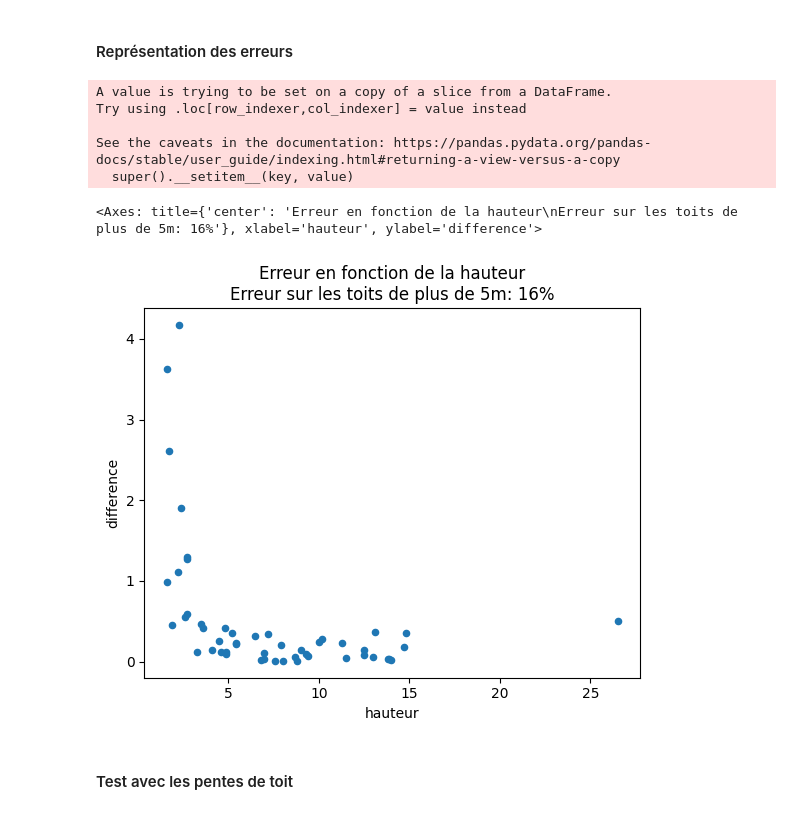
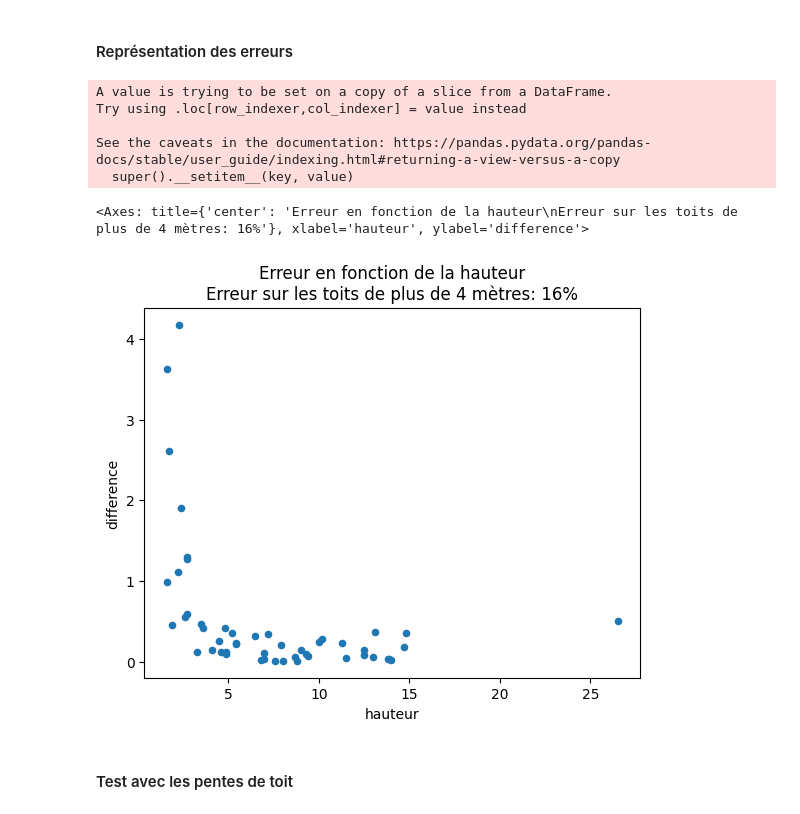
Before and after one commit to jbuiquan/13_potentiel_solaire, a Jupyter notebook: algorithme/notebooks/wns_hauteur.ipynb, the cells around one changed output. Cells and saved outputs as stored; diff of their text form; code cells hidden in the pictures.

Commit message:
Tests notebook avec nouvelle url

```diff
--- a/algorithme/notebooks/wns_hauteur.ipynb
+++ b/algorithme/notebooks/wns_hauteur.ipynb
@@ -22,11 +28,11 @@ from potentiel_solaire.features.roof_attributes import recuperation_mnh_batiment
 # %%
 
 
-def getMesureMNSToit(row, cache_file="cache.gpkg", layercache="cache_hauteur",
+def getMesureMNHToit(row, cache_file="cache.gpkg", layercache="cache_hauteur",
                      valeur="hauteur_calculee"):
 
     values = ["hauteur_calculee", "hauteur_std-dev", "hauteur_min",
-              "hauteur_max", "hauteur_median"]
+              "hauteur_max", "hauteur_median","mns_std-dev"]
     if valeur not in values:
         return -1
     row = gpd.GeoDataFrame(row).T
@@ -43,15 +49,17 @@ def getMesureMNSToit(row, cache_file="cache.gpkg", layercache="cache_hauteur",
     row = row[["cleabs", "hauteur", "geometry"]]
 
     cols = ["cleabs", "hauteur_calculee", "hauteur", "geometry",
-            "hauteur_std-dev", "hauteur_min", "hauteur_max", "hauteur_median"]
+            "hauteur_std-dev", "hauteur_min", "hauteur_max", "hauteur_median","mns_std-dev"]
 
     if row["cleabs"].iloc[0] in existing:
         v = gdf[gdf.cleabs == row["cleabs"].iloc[0]][valeur].iloc[0]
         return v
     else:
         mnh = recuperation_mnh_batiment(row)
+        mns = recuperation_mns_batiment(row)
         row["hauteur_calculee"] = np.average(mnh[np.nonzero(mnh)])
         row["hauteur_std-dev"] = np.std(mnh[np.nonzero(mnh)])
+        row["mns_std-dev"] = np.std(mns[np.nonzero(mns)])
         row["hauteur_min"] = np.min(mnh[np.nonzero(mnh)])
         row["hauteur_max"] = np.max(mnh[np.nonzero(mnh)])
         row["hauteur_median"] = np.median(mnh[np.nonzero(mnh)])
@@ -71,10 +79,11 @@ saint_denis_path = DATA_FOLDER / "saint_denis_reference_data.gpkg"
 batiments = gpd.read_file(saint_denis_path, layer="bdtopo_batiment").to_crs(2154)
 batiments = batiments.to_crs(2154)
 # %%
-batiments_de_test = pd.concat([batiments[batiments.hauteur.isna()].head(50),batiments[~batiments.hauteur.isna()].head(50)])
-for measure in ["hauteur_calculee", "hauteur_std-dev"]:
+batiments_de_test = pd.concat([batiments[batiments.hauteur.isna()].head(50),batiments[~batiments.hauteur.isna()].head(50)]).to_crs(2154)
+for measure in ["hauteur_calculee", "hauteur_std-dev","mns_std-dev"]:
     batiments_de_test[measure] = \
         batiments_de_test.progress_apply(lambda batiment:\
-        getMesureMNSToit(batiment, valeur=measure), axis = 1)
-batiments_de_test[["cleabs_left__bat","hauteur","hauteur_calculee", "hauteur_std-dev"]]
+        getMesureMNHToit(batiment, valeur=measure), axis = 1)
+# Pourquoi du caching? Les calls prennent 5s par batiment sans cache ce qui impacte le temps de calcul
+batiments_de_test[["cleabs_left__bat","hauteur","hauteur_calculee", "hauteur_std-dev","mns_std-dev"]]
 # %% [output]
@@ -106,20 +115,24 @@ plt.plot(identity_line, identity_line, color="red", linestyle="dashed", linewidt
 [figure]
 # %% [markdown]
 #### Représentation des erreurs
+# %%
+def getAccuracy(row):
+    acc = np.abs(row["hauteur"]-row["hauteur_calculee"])/np.abs(row["hauteur"])
+    return float(acc)
+# %%
+check["difference"] = check.apply(lambda batiment: getAccuracy(batiment), axis = 1)
+# %% [output]
+A value is trying to be set on a copy of a slice from a DataFrame.
+Try using .loc[row_indexer,col_indexer] = value instead
+
+See the caveats in the documentation: https://pandas.pydata.org/pandas-docs/stable/user_guide/indexing.html#returning-a-view-versus-a-copy
+  super().__setitem__(key, value)
 # %%
-def getAccuracy(row):
-    return np.abs(row["hauteur"]-row["hauteur_calculee"])/np.abs(row["hauteur"])
-check["difference"] = check.apply(lambda batiment: getAccuracy(batiment), axis = 1)
-detail = "Erreur sur les toits de plus de 5m: "+str(int(100*check["difference"][check.hauteur > 4 ].mean()))+"%"
+detail = "Erreur sur les toits de plus de 4 mètres: "+str(int(100*check["difference"][check.hauteur > 4 ].mean()))+"%"
 check.plot.scatter(x="hauteur",y="difference",title="Erreur en fonction de la hauteur\n"+detail)
 # %% [output]
-A value is trying to be set on a copy of a slice from a DataFrame.
-Try using .loc[row_indexer,col_indexer] = value instead
-
-See the caveats in the documentation: https://pandas.pydata.org/pandas-docs/stable/user_guide/indexing.html#returning-a-view-versus-a-copy
-  super().__setitem__(key, value)
+<Axes: title={'center': 'Erreur en fonction de la hauteur\nErreur sur les toits de plus de 4 mètres: 16%'}, xlabel='hauteur', ylabel='difference'>
-<Axes: title={'center': 'Erreur en fonction de la hauteur\nErreur sur les toits de plus de 5m: 16%'}, xlabel='hauteur', ylabel='difference'>
-[figure, old version]
+[figure, new version]
 # %% [markdown]
 #### Test avec les pentes de toit
 # %%
```
Also changed, not shown: parts of 5 cells of this notebook, 4 other files.
